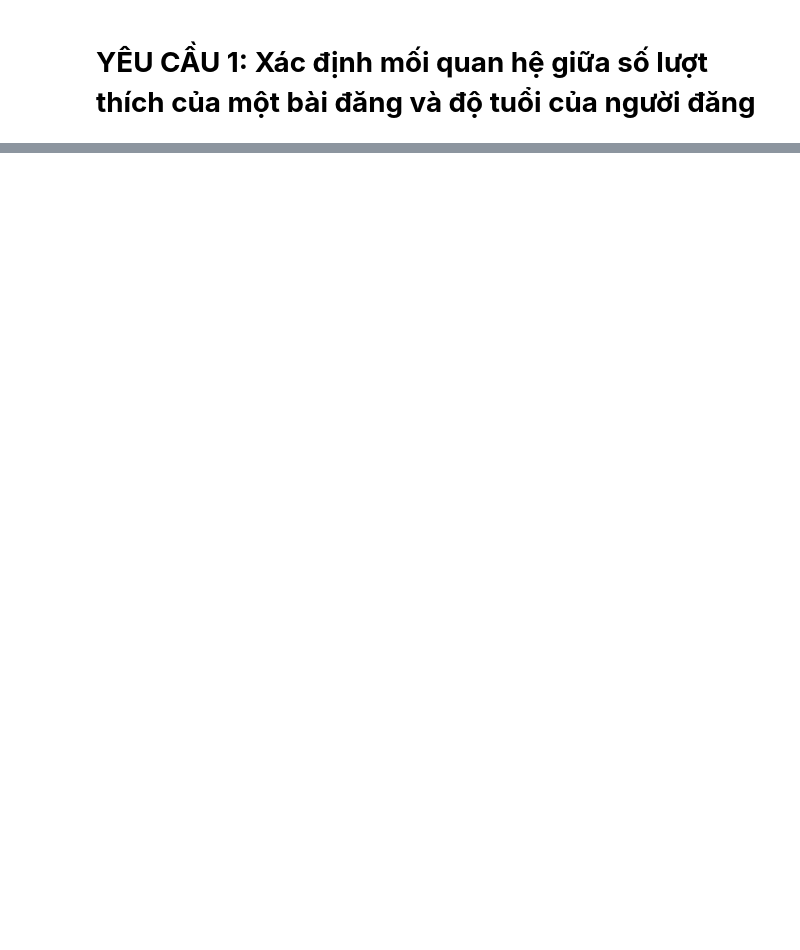
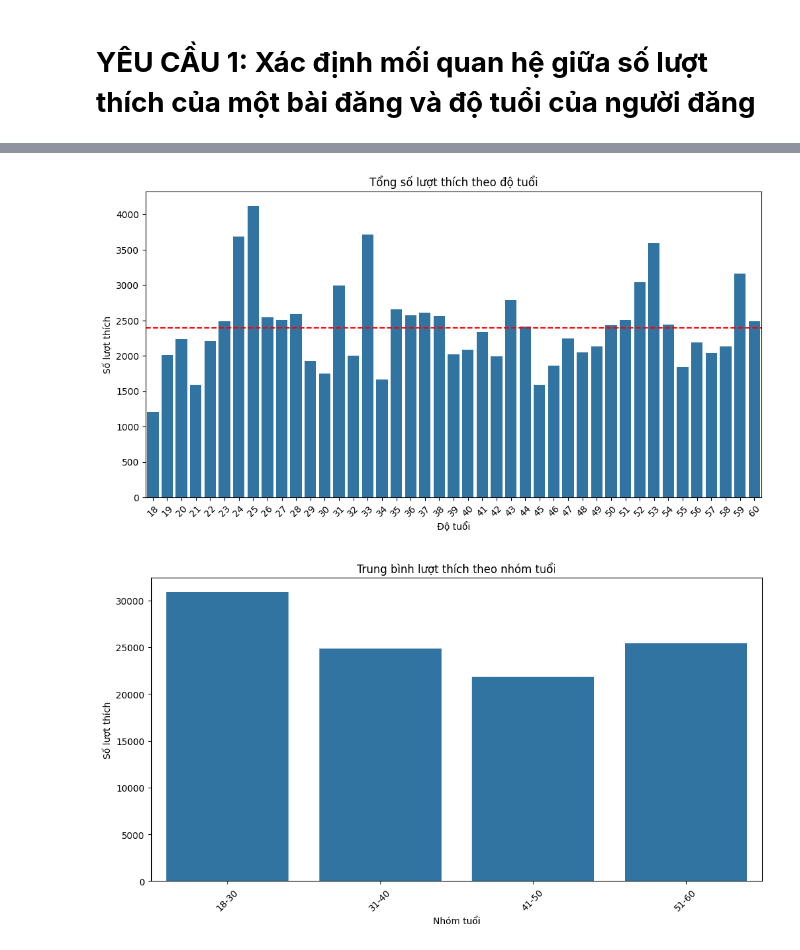
Before and after one commit to hoangharu2002/DS307---Ph-n-t-ch-d--li-u-truy-n-th-ng-x--h-i, a Jupyter notebook: BT2/My sample.ipynb, the cells around one changed output, grey strips where cells are left out. Cells and saved outputs as stored; diff of their text form; code cells hidden in the pictures; blank space fills up the shorter version.

```diff
--- a/BT2/My sample.ipynb
+++ b/BT2/My sample.ipynb
@@ -94,0 +115,27 @@ Giải thích lý do sử dụng các biểu đồ trên:
+# %%
+# Vẽ biểu đồ cột tổng số lượt thích theo độ tuổi
+total_likes_by_age = data.groupby('Age')['Likes'].sum().reset_index()
+mean_total_likes_by_age = total_likes_by_age['Likes'].mean()
+
+plt.figure(figsize=(12, 6))
+sns.barplot(x='Age', y='Likes', data=total_likes_by_age)
+plt.title('Tổng số lượt thích theo độ tuổi')
+plt.xlabel('Độ tuổi')
+plt.ylabel('Số lượt thích')
+plt.xticks(rotation=45)
+plt.axhline(mean_total_likes_by_age, color='red', linestyle='--', label=f'Trung bình: {mean_total_likes_by_age:.2f}') # Vẽ đường trung bình
+plt.show()
+
+# Vẽ biểu đồ cột tổng số lượt thích theo nhóm tuổi
+total_likes_by_grouped_age = data.groupby('Grouped_Age')['Likes'].sum().reset_index()
+
+plt.figure(figsize=(12, 6))
+sns.barplot(x='Grouped_Age', y='Likes', data=total_likes_by_grouped_age)
+plt.title('Trung bình lượt thích theo nhóm tuổi')
+plt.xlabel('Nhóm tuổi')
+plt.ylabel('Số lượt thích')
+plt.xticks(rotation=45)
+plt.show()
+# %% [output]
+[figure, added]
+[figure, added]
```
Also changed, not shown: parts of 11 cells of this notebook.
